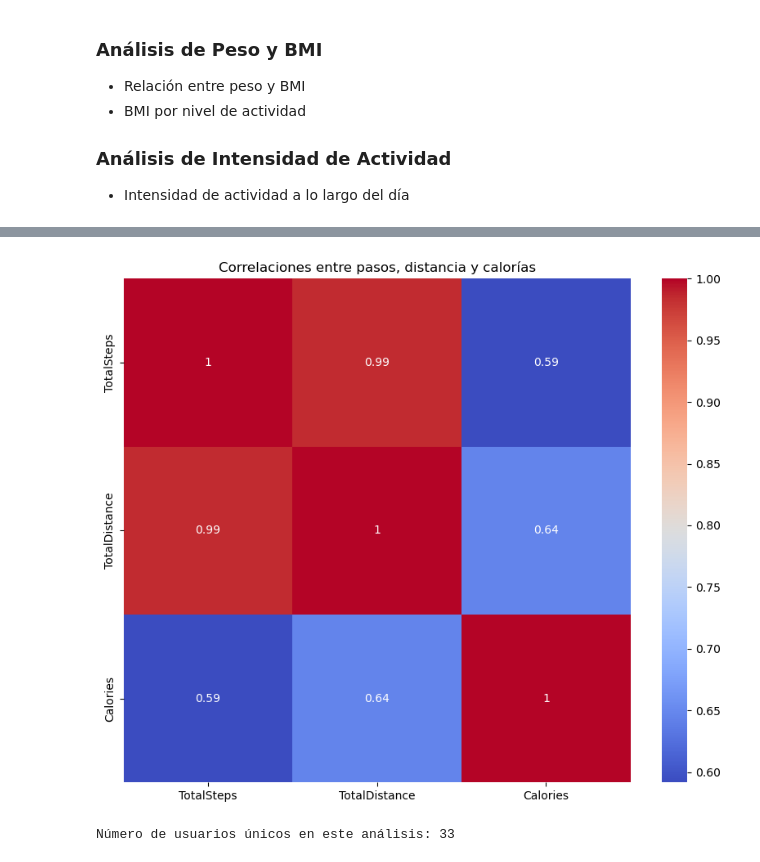
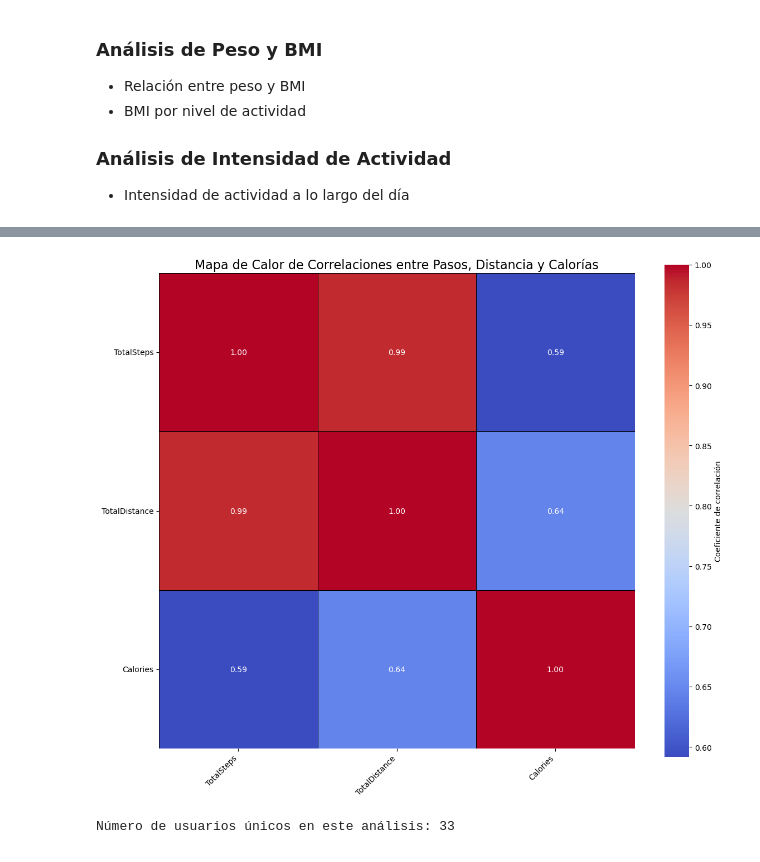
Before and after one commit to MarceloCaballeroo/Google_Proyecto, a Jupyter notebook: fitbit-fitnesss-google.ipynb, the cells around one changed output, grey strips where cells are left out. Cells and saved outputs as stored; diff of their text form; code cells hidden in the pictures.

```diff
--- a/fitbit-fitnesss-google.ipynb
+++ b/fitbit-fitnesss-google.ipynb
@@ -297,12 +289,20 @@ Estadísticas descriptivas para sleep
 # %%
 # Correlaciones entre variables clave
 correlations = activity[['TotalSteps', 'TotalDistance', 'Calories']].corr()
-plt.figure(figsize=(10, 8))
-sns.heatmap(correlations, annot=True, cmap='coolwarm')
-plt.title('Correlaciones entre pasos, distancia y calorías')
+
+plt.figure(figsize=(12, 10))
+sns.heatmap(correlations, annot=True, fmt=".2f", cmap='coolwarm',
+            cbar_kws={'label': 'Coeficiente de correlación'},
+            square=True,
+            linewidths=0.5,
+            linecolor='black')
+plt.title('Mapa de Calor de Correlaciones entre Pasos, Distancia y Calorías', fontsize=16)
+plt.xticks(rotation=45, ha='right')
+plt.yticks(rotation=0)
+plt.tight_layout()
 plt.show()
 # %% [output]
-[figure, old version]
+[figure, new version]
 # %%
 # Análisis de tendencias
 def plot_trend(df, column):
```
Also changed, not shown: parts of 8 cells of this notebook.
